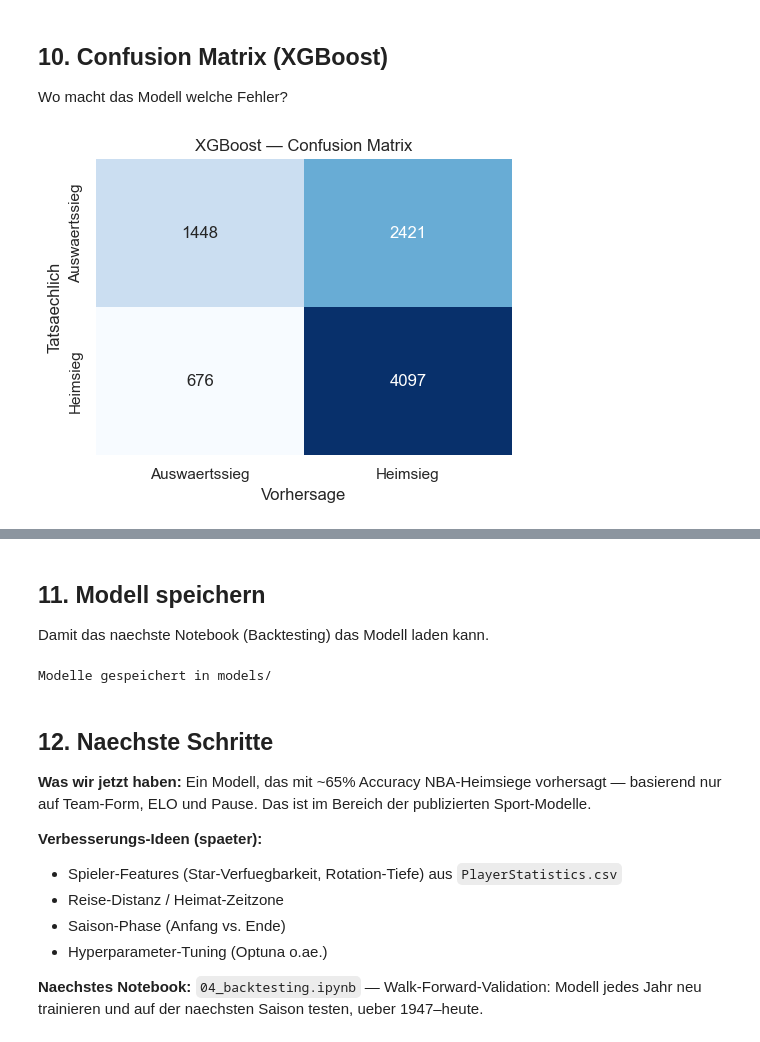
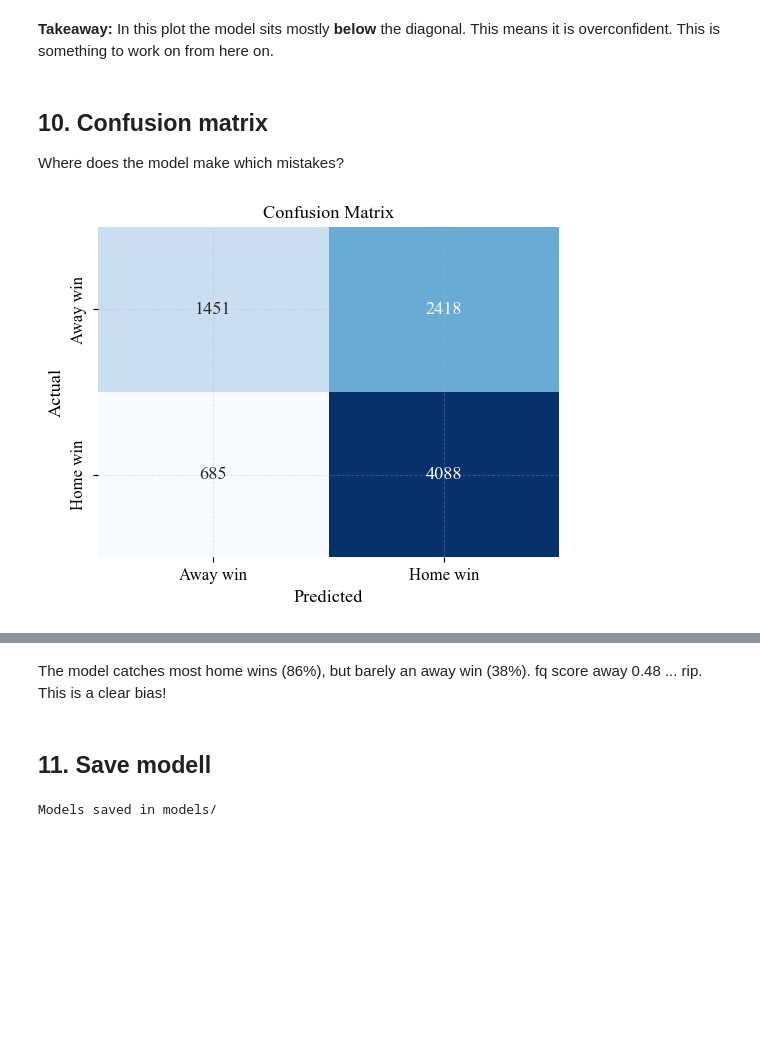
Before and after one commit to klp-data/nba-game-predictor, a Jupyter notebook: notebooks/03_baseline_model.ipynb, the cells around one changed output, grey strips where cells are left out. Saved outputs shown, nothing was run; the diff lists cells and outputs as text; code cells hidden in the pictures; blank space fills up the shorter version.

```diff
--- a/notebooks/03_baseline_model.ipynb
+++ b/notebooks/03_baseline_model.ipynb
@@ -173,11 +213,11 @@ Gradient-Boosted Trees — der Standard fuer tabellarische Daten. Lernt automati
 # %%
 xgb_model = xgb.XGBClassifier(
-    n_estimators=400,
+    n_estimators=500,
     max_depth=4,
     learning_rate=0.05,
     subsample=0.9,
     colsample_bytree=0.9,
-    eval_metric='logloss',
+    eval_metric="logloss",
     random_state=42,
     n_jobs=-1,
 )
@@ -186,11 +226,11 @@ xgb_model.fit(X_train, y_train, eval_set=[(X_test, y_test)], verbose=False)
 xgb_proba = xgb_model.predict_proba(X_test)[:, 1]
 xgb_pred = (xgb_proba >= 0.5).astype(int)
 
-results['XGBoost'] = {
-    'accuracy': accuracy_score(y_test, xgb_pred),
-    'log_loss': log_loss(y_test, xgb_proba),
-    'brier':    brier_score_loss(y_test, xgb_proba),
-    'auc':      roc_auc_score(y_test, xgb_proba),
+results["XGBoost"] = {
+    "accuracy": accuracy_score(y_test, xgb_pred),
+    "log_loss": log_loss(y_test, xgb_proba),
+    "brier":    brier_score_loss(y_test, xgb_proba),
+    "auc":      roc_auc_score(y_test, xgb_proba),
 }
-results['XGBoost']
+results["XGBoost"]
 # %% [output]
@@ -251,19 +299,23 @@ plt.show()
-# %% [markdown]
-## 10. Confusion Matrix (XGBoost)
-
-Wo macht das Modell welche Fehler?
+# %% [markdown]
+**Takeaway:** In this plot the model sits mostly **below** the diagonal. This means it is overconfident. This is something to work on from here on.
+# %% [markdown]
+## 10. Confusion matrix
+
+Where does the model make which mistakes?
 # %%
 cm = confusion_matrix(y_test, xgb_pred)
 fig, ax = plt.subplots(figsize=(5, 4))
-sns.heatmap(cm, annot=True, fmt='d', cmap='Blues', cbar=False,
-            xticklabels=['Auswaertssieg', 'Heimsieg'],
-            yticklabels=['Auswaertssieg', 'Heimsieg'], ax=ax)
-ax.set_xlabel('Vorhersage')
-ax.set_ylabel('Tatsaechlich')
-ax.set_title('XGBoost — Confusion Matrix')
+sns.heatmap(cm, annot=True, fmt="d", cmap="Blues", cbar=False,
+            xticklabels=["Away win", "Home win"],
+            yticklabels=["Away win", "Home win"], ax=ax)
+
+
+ax.set_xlabel("Predicted")
+ax.set_ylabel("Actual")
+ax.set_title("Confusion Matrix")
 plt.tight_layout()
 plt.show()
 
-print(classification_report(y_test, xgb_pred, target_names=['Auswaertssieg', 'Heimsieg']))
+print(classification_report(y_test, xgb_pred, target_names=["Away win", "Home win"]))
 # %% [output]
-[figure, old version]
+[figure, new version]
@@ -278,25 +330,13 @@ Auswaertssieg       0.68      0.37      0.48      3869
-# %% [markdown]
-## 11. Modell speichern
-
-Damit das naechste Notebook (Backtesting) das Modell laden kann.
+# %% [markdown]
+The model catches most home wins (86%), but barely an away win (38%). fq score away 0.48 ... rip. This is a clear bias!
+# %% [markdown]
+## 11. Save modell
 # %%
 import joblib
-models_dir = Path('..') / 'models'
+models_dir = Path("..") / "models"
 models_dir.mkdir(exist_ok=True)
-joblib.dump(xgb_model, models_dir / 'xgb_baseline.pkl')
-joblib.dump(logreg, models_dir / 'logreg_baseline.pkl')
-print('Modelle gespeichert in models/')
+joblib.dump(xgb_model, models_dir / "xgb_baseline.pkl")
+joblib.dump(logreg, models_dir / "logreg_baseline.pkl")
+print("Models saved in models/")
 # %% [output]
-Modelle gespeichert in models/
+Models saved in models/
-# %% [markdown]
-## 12. Naechste Schritte
-
-**Was wir jetzt haben:** Ein Modell, das mit ~65% Accuracy NBA-Heimsiege vorhersagt — basierend nur auf Team-Form, ELO und Pause. Das ist im Bereich der publizierten Sport-Modelle.
-
-**Verbesserungs-Ideen (spaeter):**
-- Spieler-Features (Star-Verfuegbarkeit, Rotation-Tiefe) aus `PlayerStatistics.csv`
-- Reise-Distanz / Heimat-Zeitzone
-- Saison-Phase (Anfang vs. Ende)
-- Hyperparameter-Tuning (Optuna o.ae.)
-
-**Naechstes Notebook:** `04_backtesting.ipynb` — Walk-Forward-Validation: Modell jedes Jahr neu trainieren und auf der naechsten Saison testen, ueber 1947–heute.
```
Also changed, not shown: parts of 33 cells of this notebook.
